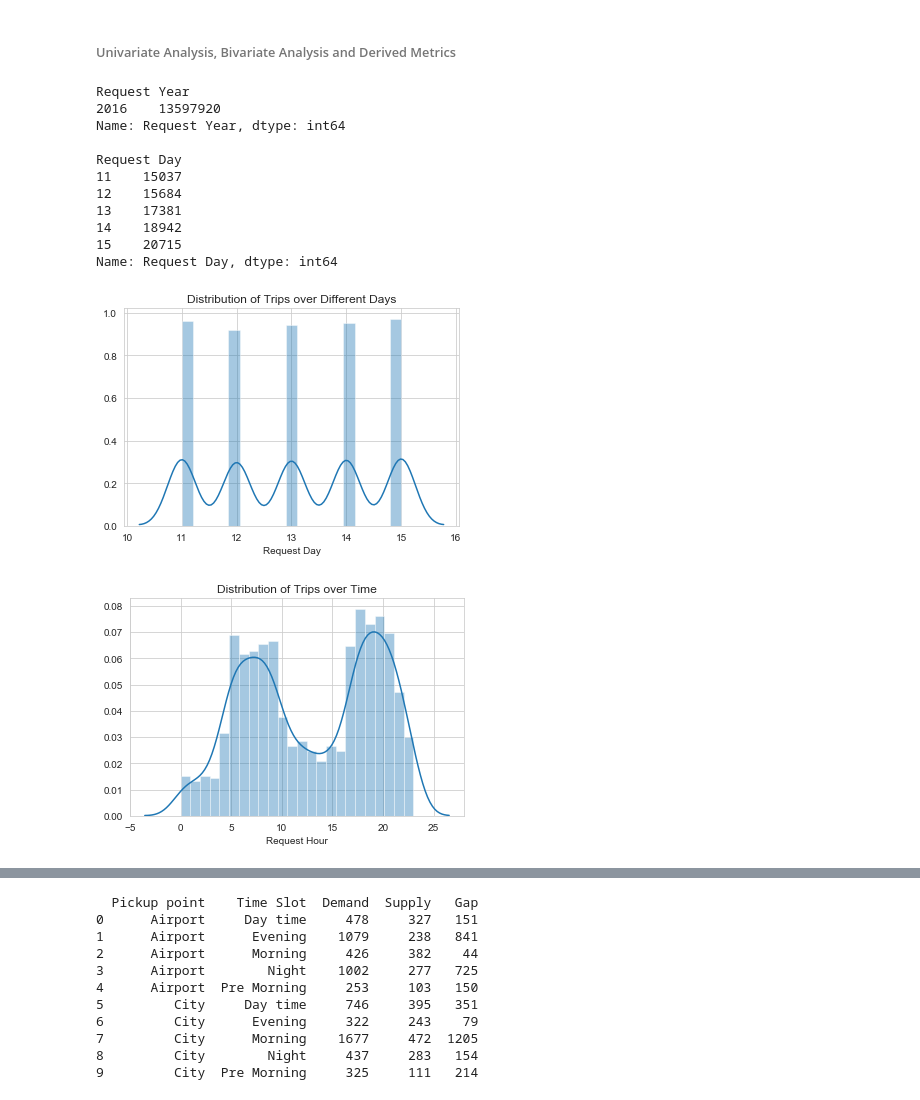
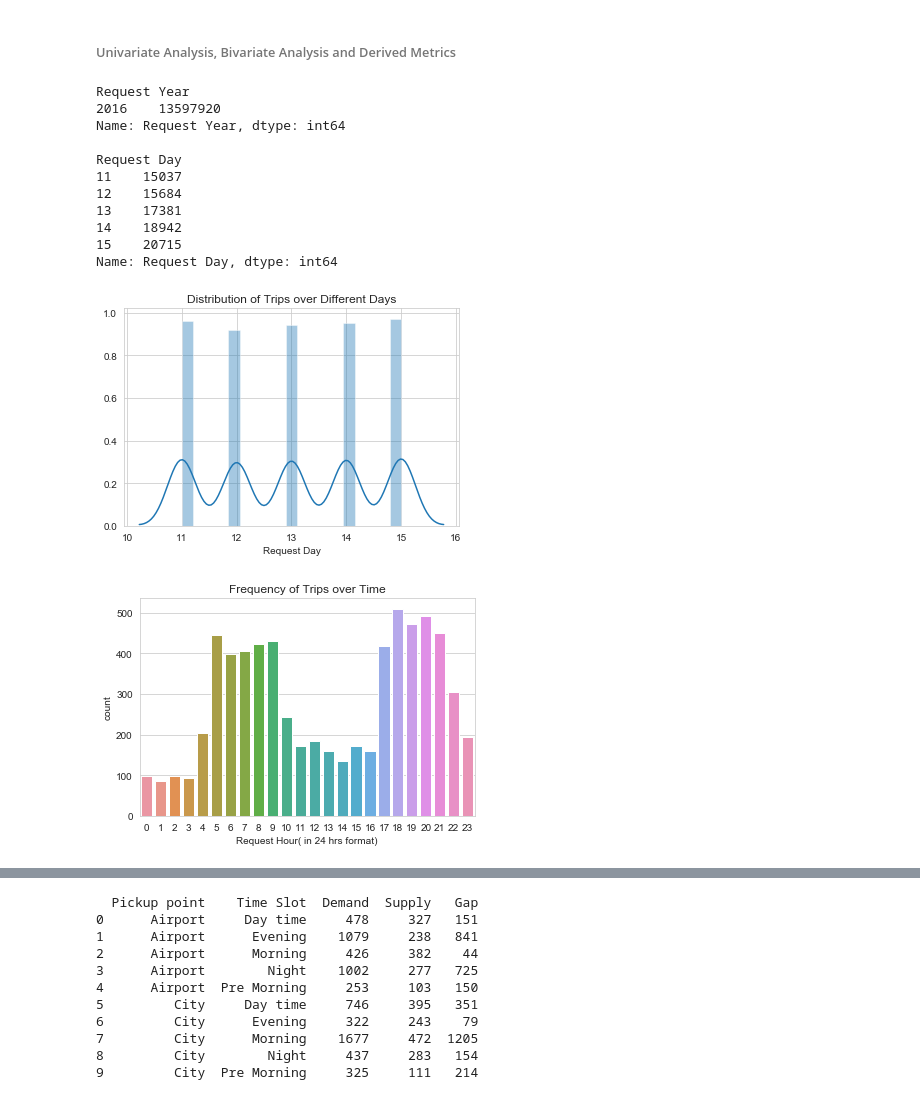
Before and after one commit to karandeepmalik/Data-Science, a Jupyter notebook: Analysis of Supply and Demand Gap of cars at Uber using EDA/Uber Supply and Demand Gap Assignment.ipynb, the cells around one changed output, grey strips where cells are left out. Drawn from its saved outputs; the diff is of its cells as text; code cells hidden in the pictures.

Commit message:
Improving the Uber Gap Code
Repalced ne distribution plot with countplot and ordered the Time slots according to time.

```diff
--- a/Analysis of Supply and Demand Gap of cars at Uber using EDA/Uber Supply and Demand Gap Assignment.ipynb
+++ b/Analysis of Supply and Demand Gap of cars at Uber using EDA/Uber Supply and Demand Gap Assignment.ipynb
@@ -9,7 +9,7 @@ import seaborn as sns
 # Read the given Uber Request Data. csv into a data frame uber_df
 # It is expected that the file with data is kept in the same folder
 # as this ipynb file.
-uber_df = pd.read_csv("Uber Request Data.csv",encoding="ISO-8859-1")
+uber_df = pd.read_csv("./Data Set/Uber Request Data.csv",encoding="ISO-8859-1")
 print(uber_df.shape)
 print(uber_df.info())
 # %% [output]
@@ -261,36 +261,37 @@ plt.figure(1)
 fig= sns.distplot(uber_df['Request Day'])
 fig.set_title("Distribution of Trips over Different Days")
 plt.show()
 # The plot shows more or less consistent requests across the days.
 # So no specific peaks.
 
 
 # Let's plot Distribution of Rides as per Request Hour
 plt.figure(1)
-fig= sns.distplot(uber_df['Request Hour'],bins=24)
-fig.set_title("Distribution of Trips over Time")
+fig = sns.countplot(x='Request Hour',  data=uber_df)
+fig.set_title("Frequency of Trips over Time")
+plt.xlabel('Request Hour( in 24 hrs format)')
 plt.show()
 # The plot shows that the no of requests peak at around 5am and are high for
 # 6,7,8,9 am  in the morning and peak around 6pm in the evening with high values
 # around 5,7,8,9 pm. This is expected as the frequency of flights in the morning and
 # evening times are on the higher side. Morning flights enable people to travel
 # out of town or in town and reach before office time and evening flights allow
 # people to finish their work and head back to their home before it is
 # midnight.
 # %% [output]
 Request Year
 2016    13597920
 Name: Request Year, dtype: int64
 
 Request Day
 11    15037
 12    15684
 13    17381
 14    18942
 15    20715
 Name: Request Day, dtype: int64
 [figure]
-[figure, old version]
+[figure, new version]
 # %%
 # Let's try to analyse when the Trips get completed
 df_requests_completed = uber_df.loc[uber_df['Status'] =='Trip Completed']
```
Also changed, not shown: parts of 3 cells of this notebook, 1 other file.
